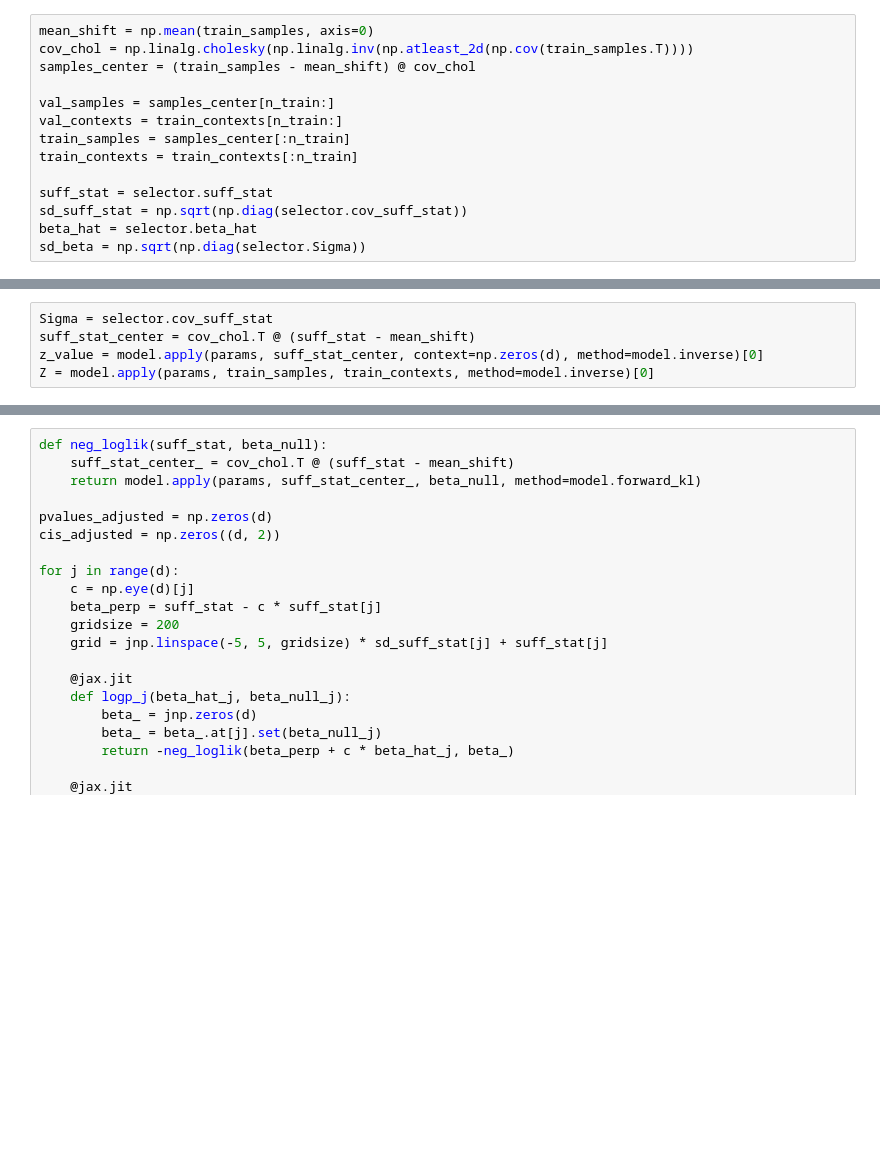
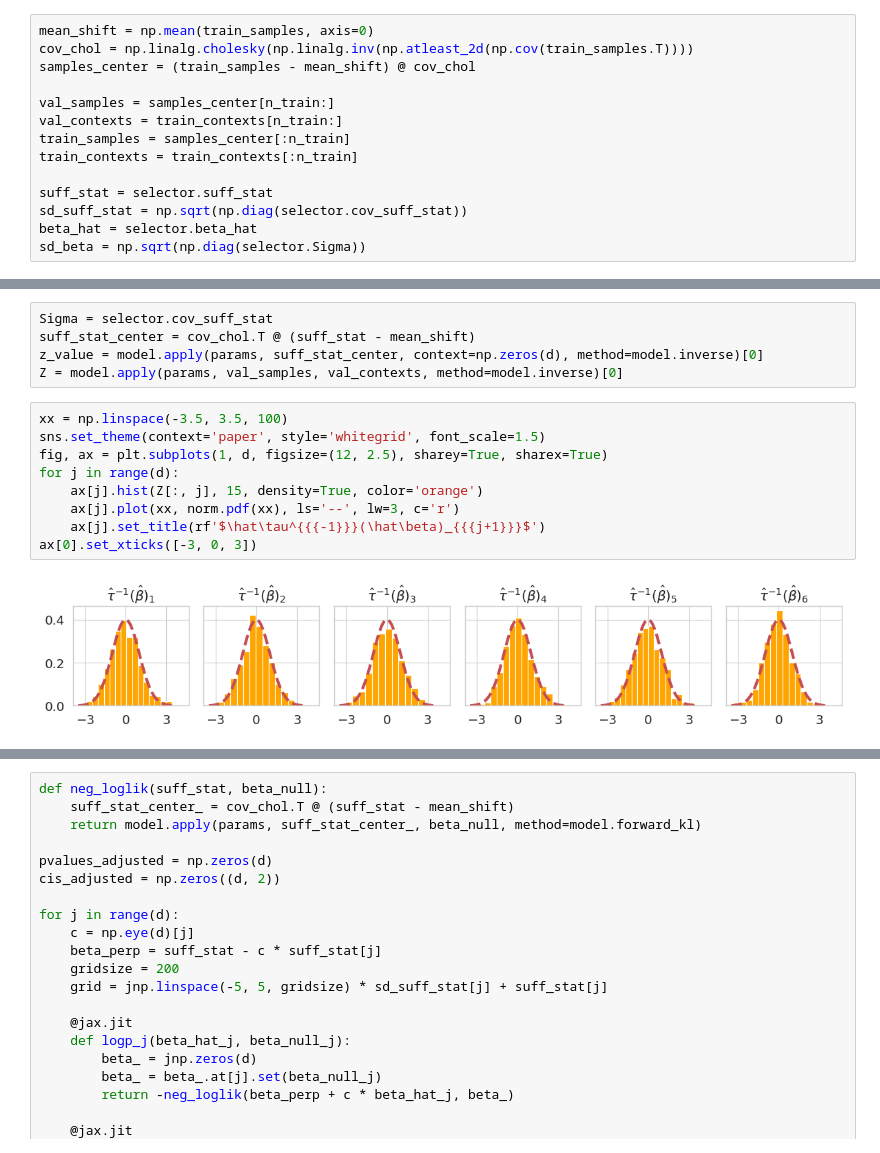
Before and after one commit to liusf15/transport_selinf, a Jupyter notebook: experiments/single_cell/pbmc.ipynb, the cells around one changed output, grey strips where cells are left out. Drawn from its saved outputs; the diff is of its cells as text; blank space fills up the shorter version.

```diff
--- a/experiments/single_cell/pbmc.ipynb
+++ b/experiments/single_cell/pbmc.ipynb
@@ -141,4 +142,15 @@ Iteration:  10000 Validation loss:  10.569975
 Sigma = selector.cov_suff_stat
 suff_stat_center = cov_chol.T @ (suff_stat - mean_shift)
 z_value = model.apply(params, suff_stat_center, context=np.zeros(d), method=model.inverse)[0]
-Z = model.apply(params, train_samples, train_contexts, method=model.inverse)[0]
+Z = model.apply(params, val_samples, val_contexts, method=model.inverse)[0]
+# %%
+xx = np.linspace(-3.5, 3.5, 100)
+sns.set_theme(context='paper', style='whitegrid', font_scale=1.5)
+fig, ax = plt.subplots(1, d, figsize=(12, 2.5), sharey=True, sharex=True)
+for j in range(d):
+    ax[j].hist(Z[:, j], 15, density=True, color='orange')
+    ax[j].plot(xx, norm.pdf(xx), ls='--', lw=3, c='r')
+    ax[j].set_title(rf'$\hat\tau^{{{-1}}}(\hat\beta)_{{{j+1}}}$')
+ax[0].set_xticks([-3, 0, 3])
+# %% [output]
+[figure, added]
```
Also changed, not shown: parts of 3 cells of this notebook.
